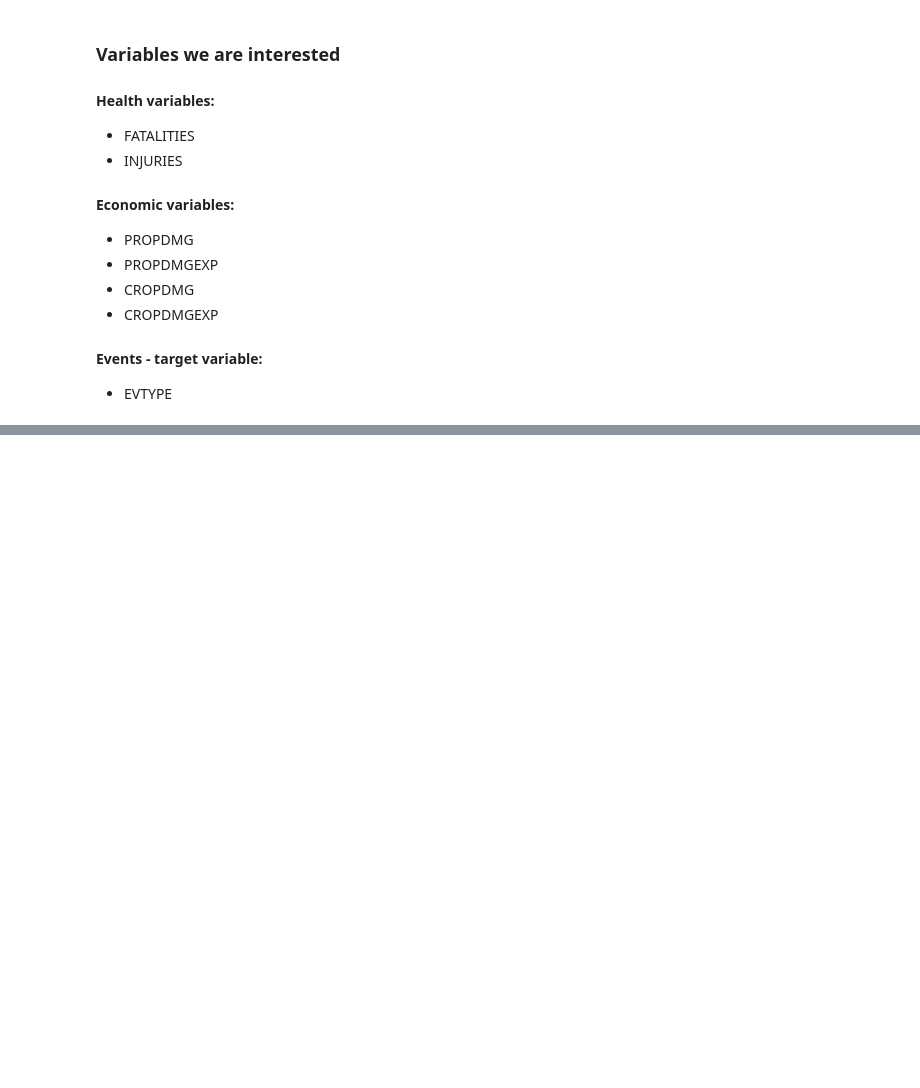
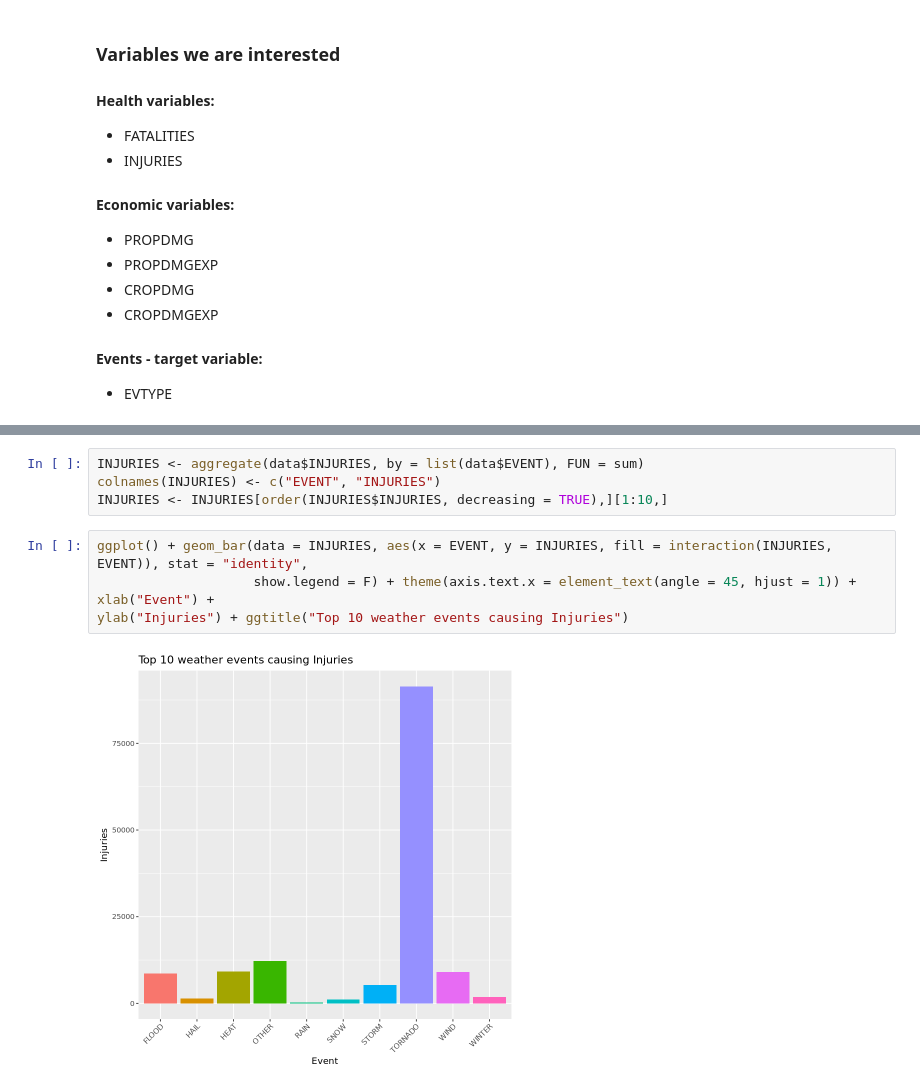
Before and after one commit to kvinlazy/Assignment_R, a Jupyter notebook: Coursera_project2.ipynb, the cells around one changed output, grey strips where cells are left out. Cells and saved outputs as stored; diff of their text form; blank space fills up the shorter version.

```diff
--- a/Coursera_project2.ipynb
+++ b/Coursera_project2.ipynb
@@ -233,0 +126,10 @@ j+geom_line(col="black")+ggtitle("Average steps per time interval: weekdays vs.
+# %%
+INJURIES <- aggregate(data$INJURIES, by = list(data$EVENT), FUN = sum)
+colnames(INJURIES) <- c("EVENT", "INJURIES")
+INJURIES <- INJURIES[order(INJURIES$INJURIES, decreasing = TRUE),][1:10,]
+# %%
+ggplot() + geom_bar(data = INJURIES, aes(x = EVENT, y = INJURIES, fill = interaction(INJURIES, EVENT)), stat = "identity",
+                    show.legend = F) + theme(axis.text.x = element_text(angle = 45, hjust = 1)) + xlab("Event") +
+ylab("Injuries") + ggtitle("Top 10 weather events causing Injuries")
+# %% [output]
+[figure, added]
```
Also changed, not shown: parts of 54 cells of this notebook, 1 other file.
